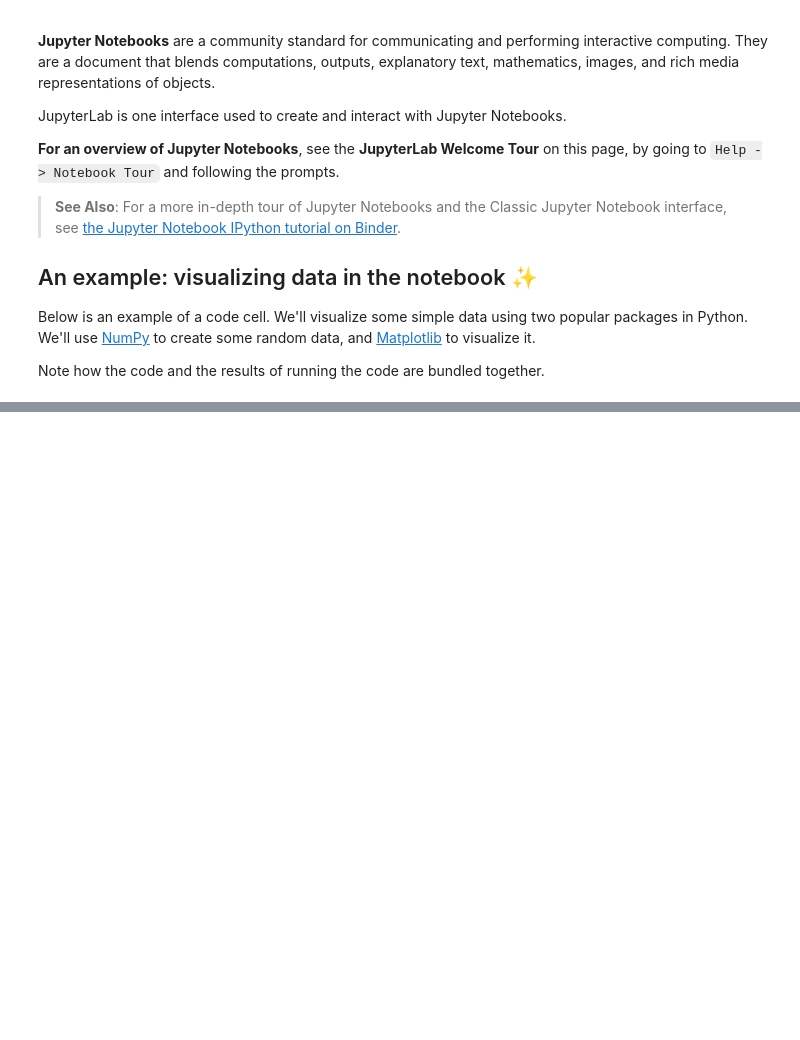
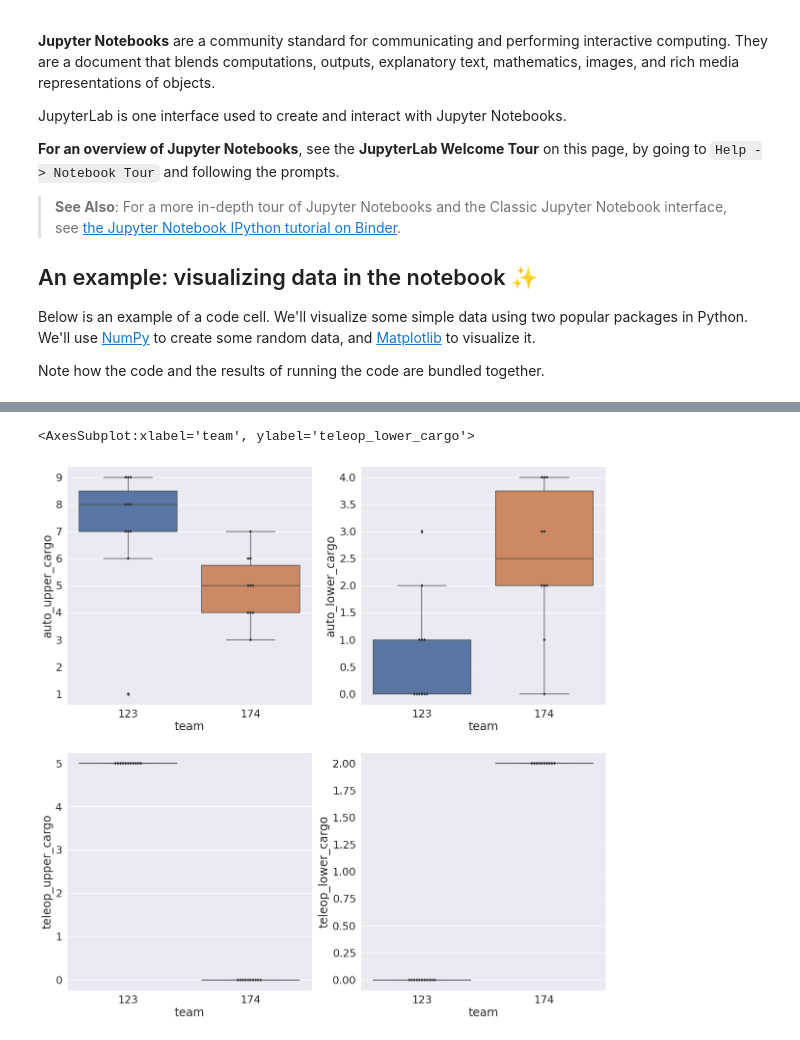
Before and after one commit to TalesDias/ScoutingPASS, a Jupyter notebook: stats.ipynb, the cells around one changed output, grey strips where cells are left out. Saved outputs shown, nothing was run; the diff lists cells and outputs as text; code cells hidden in the pictures; blank space fills up the shorter version.

```diff
--- a/stats.ipynb
+++ b/stats.ipynb
@@ -84,0 +108,23 @@ dft.head()
+# %%
+teams = [174, 123]
+da = df[df["team"].isin(teams)]
+
+
+sns.set(font_scale=2)
+plt.rcParams["figure.figsize"]=20,20
+fig, axes = plt.subplots(2, 2)
+
+sns.swarmplot(x="team", y="auto_upper_cargo", dodge=True, data=da, color=".2", ax=axes[0,0])
+sns.boxplot(x="team", y="auto_upper_cargo", data=da, ax=axes[0,0])
+
+sns.swarmplot(x="team", y="auto_lower_cargo", dodge=True, data=da, color=".2", ax=axes[0,1])
+sns.boxplot(x="team", y="auto_lower_cargo", data=da,  ax=axes[0,1])
+
+sns.swarmplot(x="team", y="teleop_upper_cargo", dodge=True, data=da, color=".2", ax=axes[1,0])
+sns.boxplot(x="team", y="teleop_upper_cargo", data=da,  ax=axes[1,0])
+
+sns.swarmplot(x="team", y="teleop_lower_cargo", dodge=True, data=da, color=".2", ax=axes[1,1])
+sns.boxplot(x="team", y="teleop_lower_cargo", data=da, ax=axes[1,1])
+# %% [output]
+<AxesSubplot:xlabel='team', ylabel='teleop_lower_cargo'>
+[figure, added]
```
Also changed, not shown: parts of 5 cells of this notebook, 1 other file.
